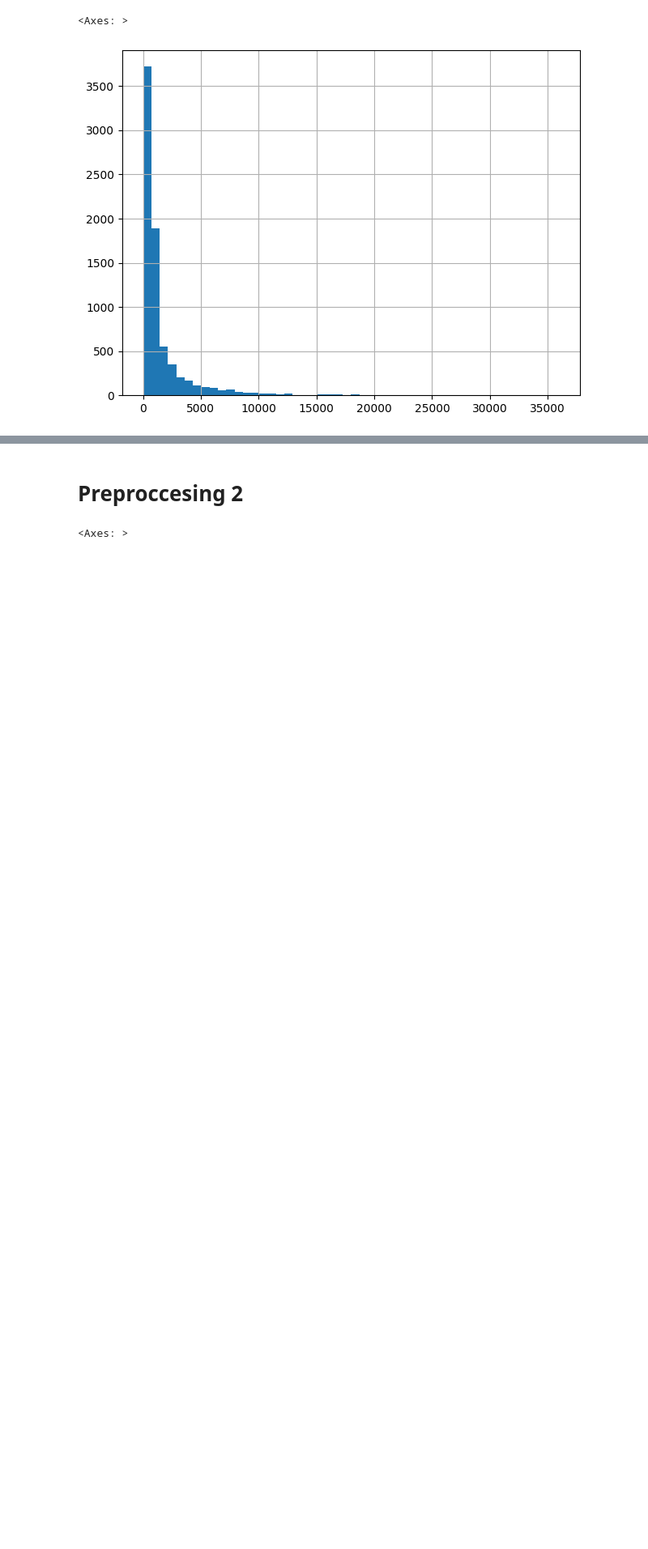
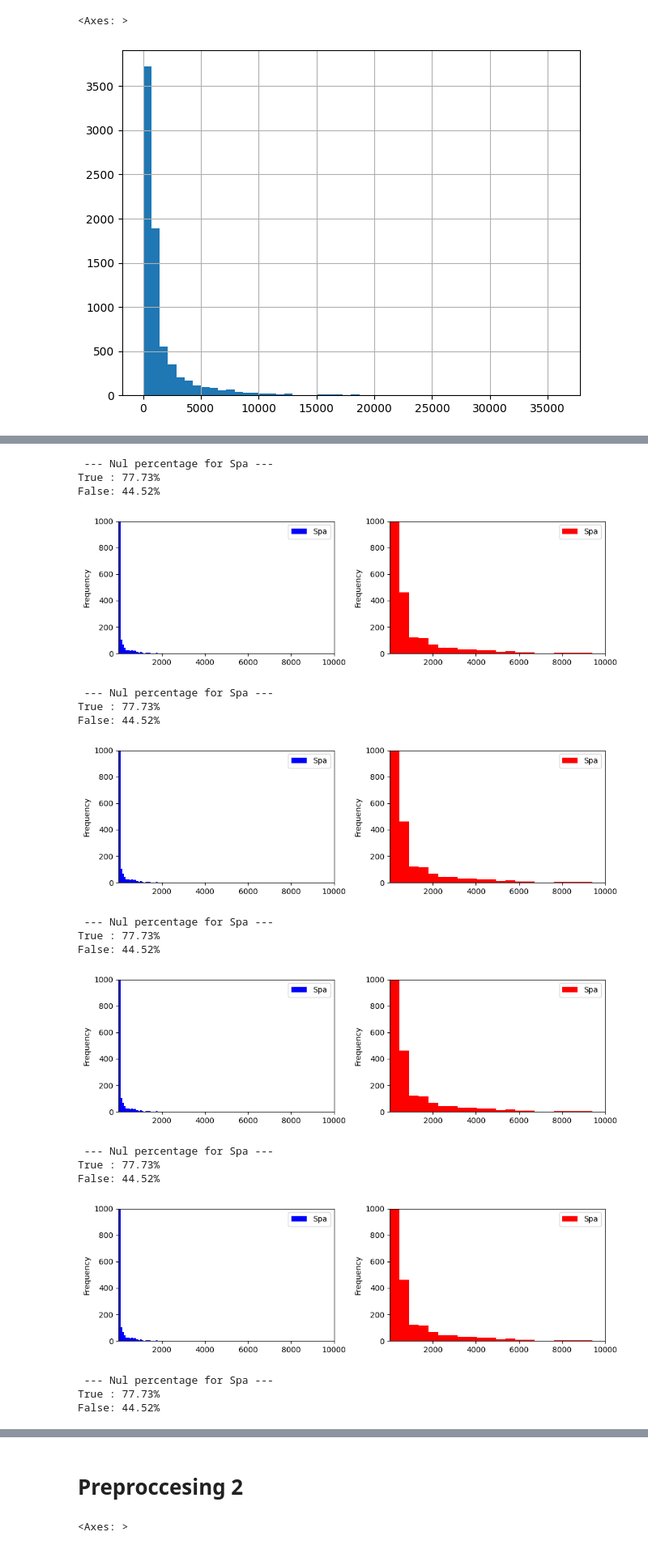
Before and after one commit to Husted42/Husted42, a Jupyter notebook: python/pipeline/spaceshipTitanic/pipeline.ipynb, the cells around one changed output, grey strips where cells are left out. Shown at 81% size. Drawn from its saved outputs; the diff is of its cells as text; code cells hidden in the pictures; blank space fills up the shorter version.

```diff
--- a/python/pipeline/spaceshipTitanic/pipeline.ipynb
+++ b/python/pipeline/spaceshipTitanic/pipeline.ipynb
@@ -266,0 +287,43 @@ array([[<Axes: title={'center': 'RoomService'}>,
+# %%
+def getPerc(df, i):
+    count = df[i].value_counts()[0]
+    len = df.shape[0]
+    return round((count / len) * 100, 2)
+
+for elm in train.select_dtypes(include = ['float64', 'int64']):
+    df_ = train[['Transported', 'Spa']]
+    df_true = df_[df_['Transported'] == True]
+    df_false = df_[df_['Transported'] == False]
+    percTrue = getPerc(df_true, 'Spa')
+    percFalse = getPerc(df_false, 'Spa')
+    print(" --- Nul percentage for {} --- ".format('Spa'))
+    print('True : ' + str(percTrue) + '%')
+    print('False: ' + str(percFalse) + '%')
+
+
+    fig, (ax1, ax2) = plt.subplots(1,2, figsize=(10,3))
+    df_true.plot(kind="hist", ax=ax1, bins=50, ylim=[0,1000], xlim=[1,10000], color='blue')
+    df_false.plot(kind="hist", ax=ax2, bins=50, ylim=[0,1000], xlim=[1,10000], color='red')
+    ax.tick_params(axis='x', rotation=0)
+    ax.set_ylabel("count")
+    plt.show()
+# %% [output]
+ --- Nul percentage for Spa ---
+True : 77.73%
+False: 44.52%
+[figure, added]
+ --- Nul percentage for Spa ---
+True : 77.73%
+False: 44.52%
+[figure, added]
+ --- Nul percentage for Spa ---
+True : 77.73%
+False: 44.52%
+[figure, added]
+ --- Nul percentage for Spa ---
+True : 77.73%
+False: 44.52%
+[figure, added]
+ --- Nul percentage for Spa ---
+True : 77.73%
+False: 44.52%
```
Also changed, not shown: parts of 5 cells of this notebook.
